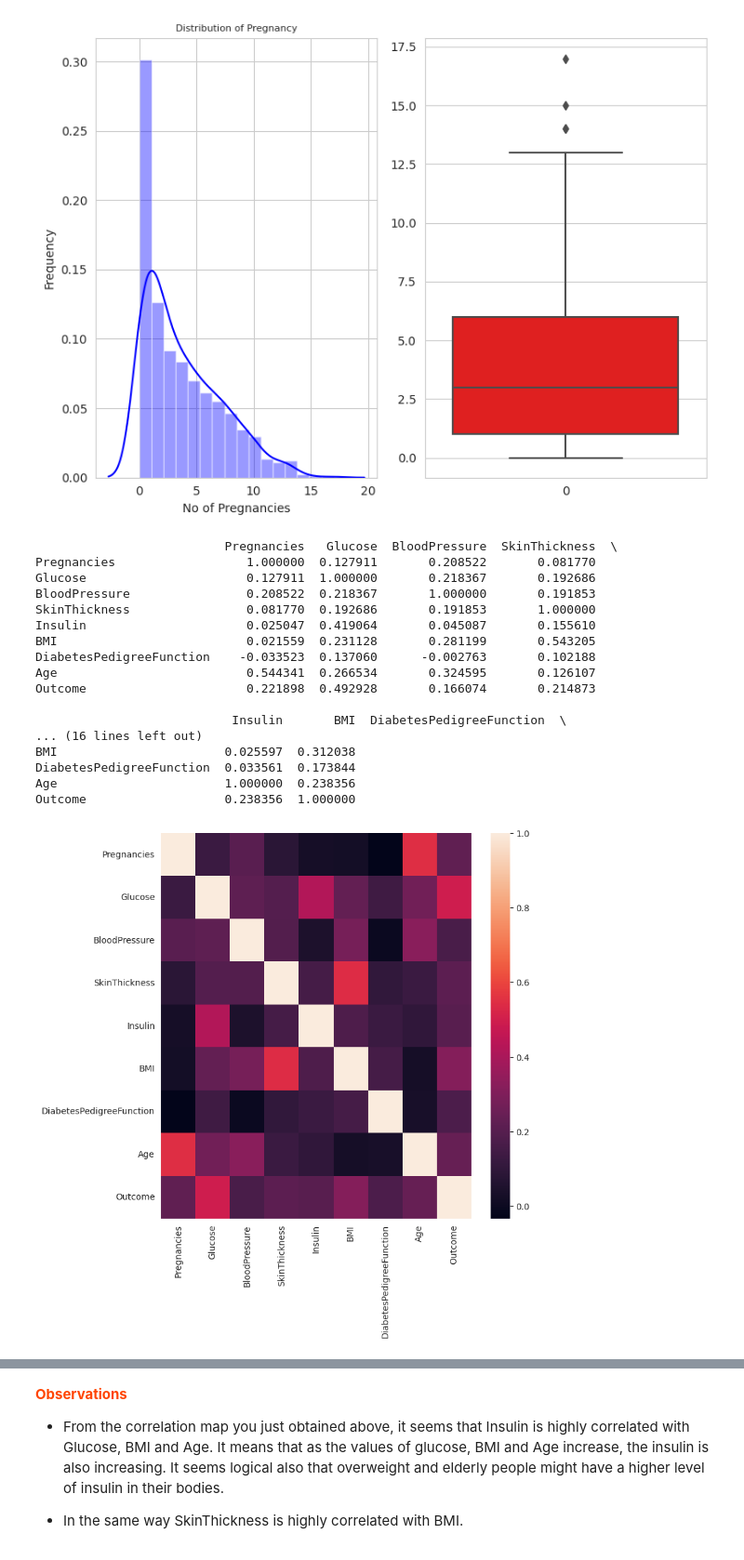
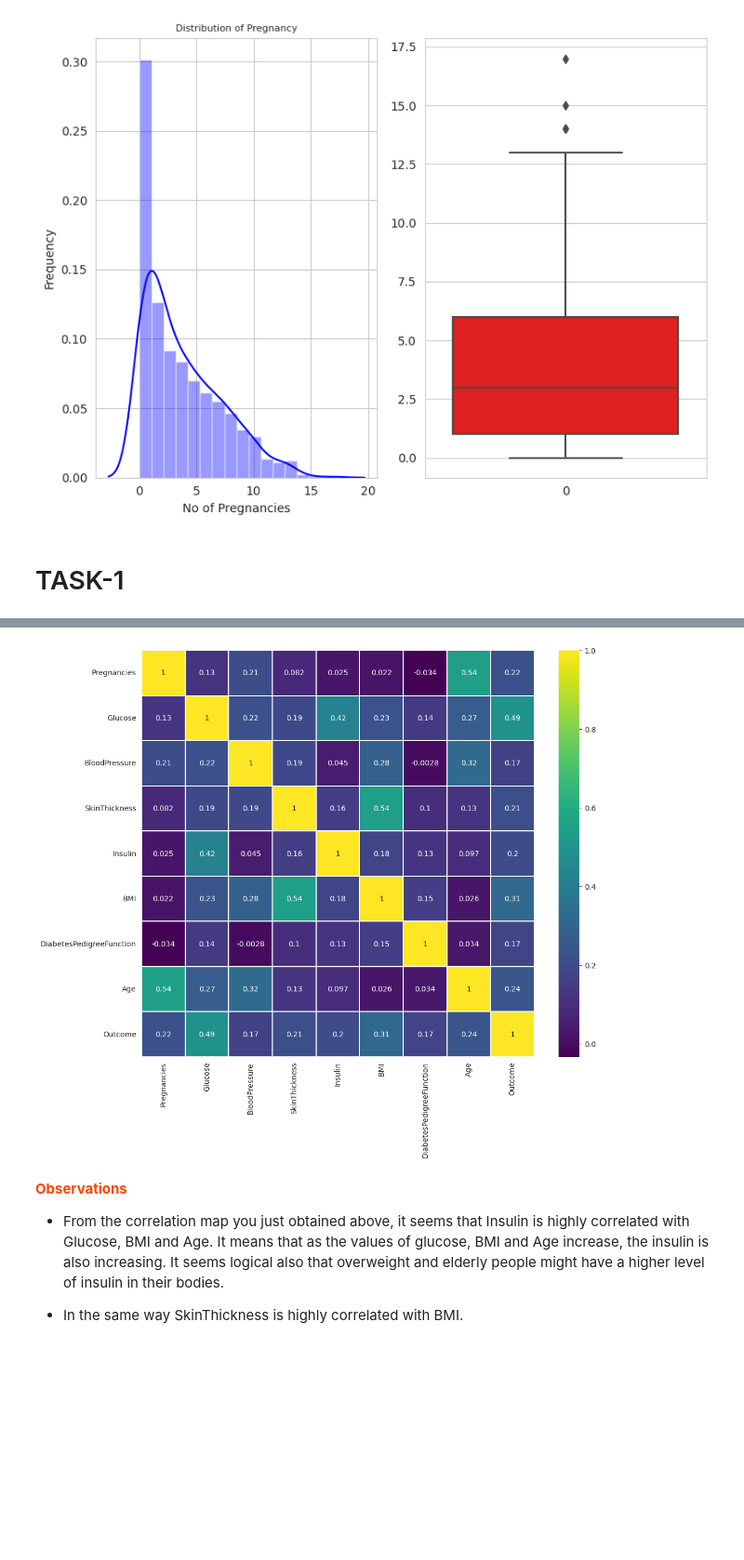
Before and after one commit to Gopi811/FMML-Course-Assignments, a Jupyter notebook: Mod3_project.ipynb, the cells around one changed output, grey strips where cells are left out. Shown at 93% size. Saved outputs shown, nothing was run; the diff lists cells and outputs as text; code cells hidden in the pictures; blank space fills up the shorter version.

```diff
--- a/Mod3_project.ipynb
+++ b/Mod3_project.ipynb
@@ -114,33 +114,8 @@ plt.tight_layout()
 ## TASK-1 :
 ## Find out the "Correlation" between the different attributes present in the data.
 ## Also plot a heatmap (refer Seaborn documentation) for the correlation values obtained.
-
-correlation = diabetes_data.corr()
-print(correlation)
-
-# Heatmap
-plt.figure(figsize=(8, 8))
-ax = sns.heatmap(correlation)
-plt.show()
-# %% [output]
-                          Pregnancies   Glucose  BloodPressure  SkinThickness  \
-Pregnancies                  1.000000  0.127911       0.208522       0.081770
-Glucose                      0.127911  1.000000       0.218367       0.192686
-BloodPressure                0.208522  0.218367       1.000000       0.191853
-SkinThickness                0.081770  0.192686       0.191853       1.000000
-Insulin                      0.025047  0.419064       0.045087       0.155610
-BMI                          0.021559  0.231128       0.281199       0.543205
-DiabetesPedigreeFunction    -0.033523  0.137060      -0.002763       0.102188
-Age                          0.544341  0.266534       0.324595       0.126107
-Outcome                      0.221898  0.492928       0.166074       0.214873
-
-                           Insulin       BMI  DiabetesPedigreeFunction  \
-... (16 lines left out)
-BMI                       0.025597  0.312038
-DiabetesPedigreeFunction  0.033561  0.173844
-Age                       1.000000  0.238356
-Outcome                   0.238356  1.000000
-[figure, removed]
+# %% [markdown]
+# TASK-1
 # %%
 diabetes_data.corr()
 # %% [output]
@@ -154,6 +129,14 @@ diabetes_data.corr()
 | DiabetesPedigreeFunction | -0.033523 | 0.137060 | -0.002763 | 0.102188 | 0.126503 | 0.153438 | 1.000000 | 0.033561 | ... |
 | Age | 0.544341 | 0.266534 | 0.324595 | 0.126107 | 0.097101 | 0.025597 | 0.033561 | 1.000000 | ... |
 | Outcome | 0.221898 | 0.492928 | 0.166074 | 0.214873 | 0.203790 | 0.312038 | 0.173844 | 0.238356 | ... |
+# %%
+##Heatmap to find correlation
+plt.figure(figsize=(12,10))
+# sns.heatmap(diabetes_data.corr(), annot=True,cmap ='RdYlGn')
+sns.heatmap(diabetes_data.corr(),annot=True, cmap='viridis',linewidths=.1)
+plt.show()
+# %% [output]
+[figure, added]
 # %% [markdown]
 <p style="font-weight: bold;color:#FF4500"><b>Observations</b></p>
 
```
Also changed, not shown: parts of 43 cells of this notebook.
